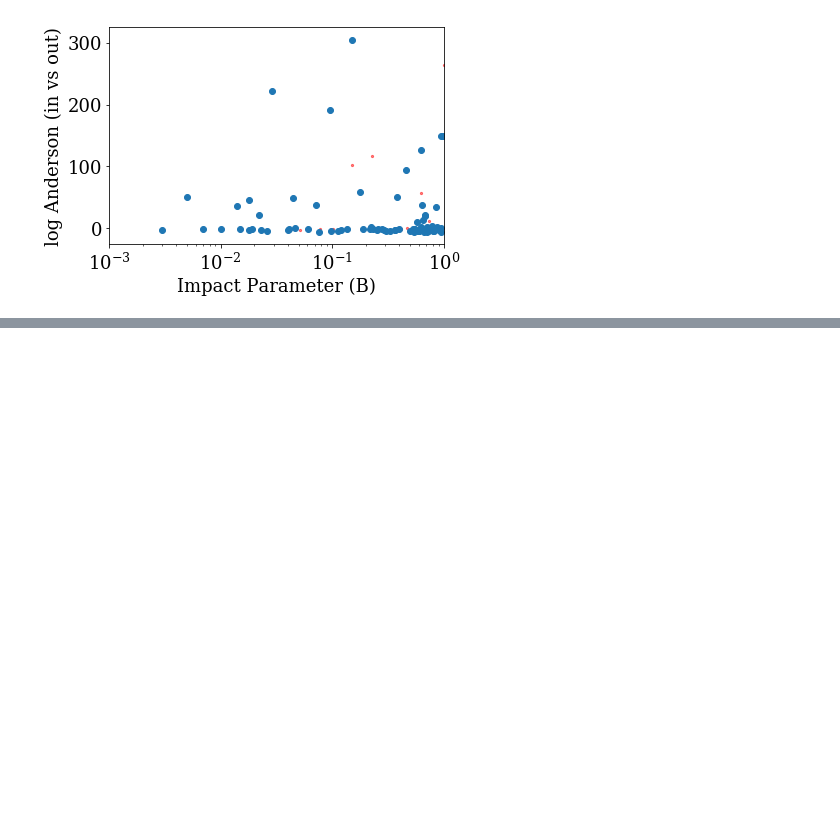
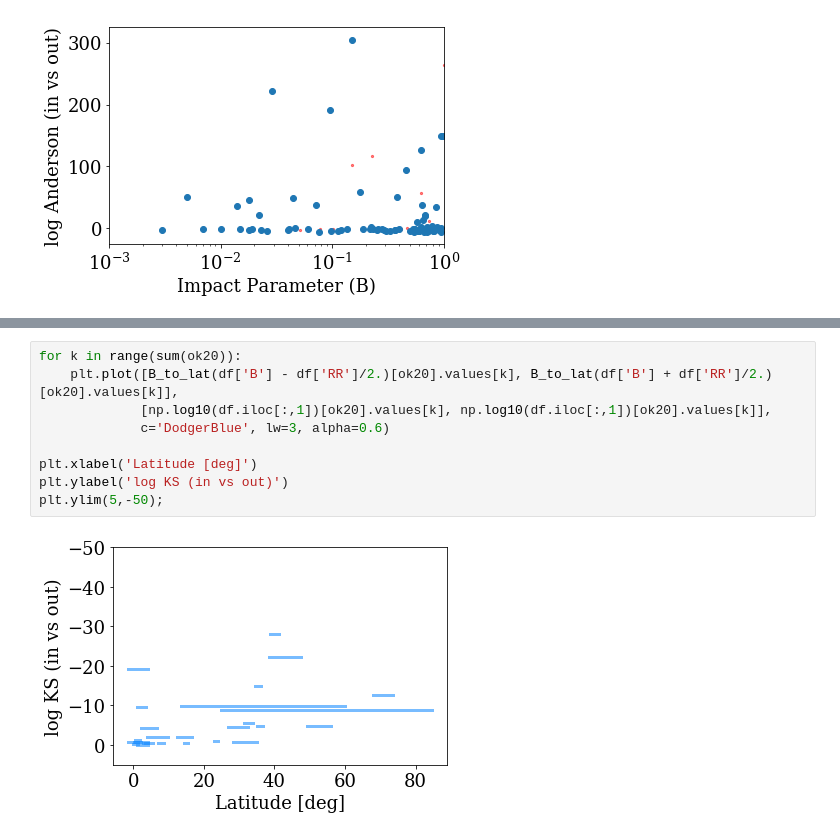
Before and after one commit to bmorris3/salter, a Jupyter notebook: explore.ipynb, the cells around one changed output, grey strips where cells are left out. Drawn from its saved outputs; the diff is of its cells as text; blank space fills up the shorter version.

```diff
--- a/explore.ipynb
+++ b/explore.ipynb
@@ -109,0 +153,11 @@ plt.ylabel('log Anderson (in vs out)')
+# %%
+for k in range(sum(ok20)):
+    plt.plot([B_to_lat(df['B'] - df['RR']/2.)[ok20].values[k], B_to_lat(df['B'] + df['RR']/2.)[ok20].values[k]],
+             [np.log10(df.iloc[:,1])[ok20].values[k], np.log10(df.iloc[:,1])[ok20].values[k]],
+             c='DodgerBlue', lw=3, alpha=0.6)
+
+plt.xlabel('Latitude [deg]')
+plt.ylabel('log KS (in vs out)')
+plt.ylim(5,-50);
+# %% [output]
+[figure, added]
```
Also changed, not shown: parts of 8 cells of this notebook.
